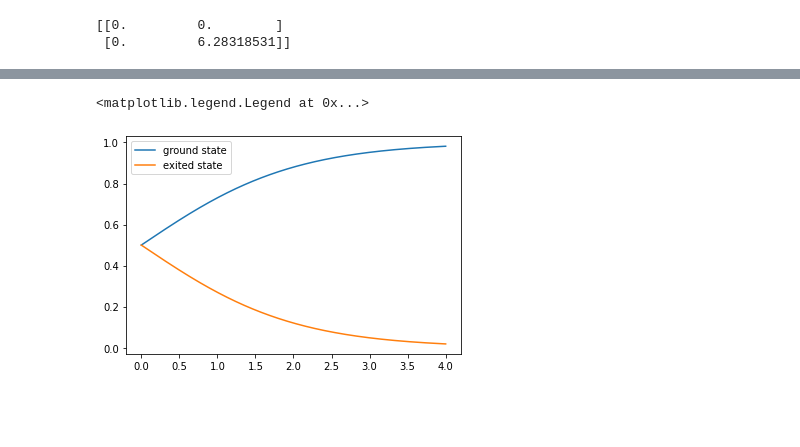
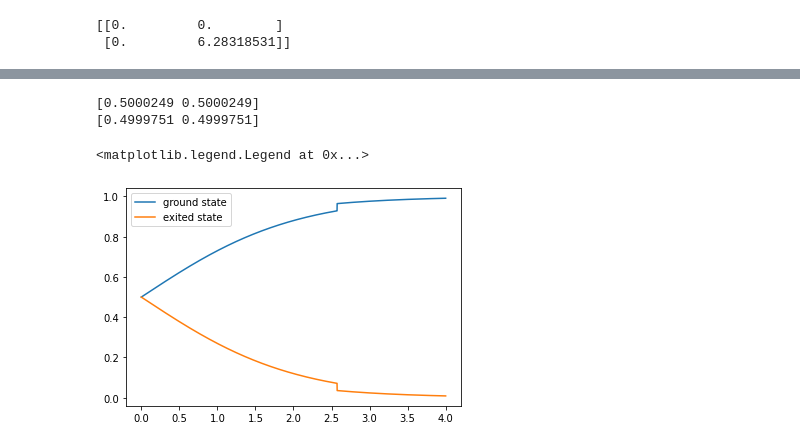
Before and after one commit to ubsuny/superconducting-qubit-raspi2, a Jupyter notebook: quantum_Monte_carlo_wavefunction.ipynb, the cells around one changed output, grey strips where cells are left out. Saved outputs shown, nothing was run; the diff lists cells and outputs as text; code cells hidden in the pictures; blank space fills up the shorter version.

```diff
--- a/quantum_Monte_carlo_wavefunction.ipynb
+++ b/quantum_Monte_carlo_wavefunction.ipynb
@@ -142,19 +145,34 @@ print(np.zeros((200,step+1)).shape)
 # %%
-for i in range(50):
-    ground_prob = np.zeros((50,step+1))
-    exited_prob = np.zeros((50,step+1))
-
+ground_prob = np.zeros((2,step+1))
+exited_prob = np.zeros((2,step+1))
+for i in range(2):
     ground_prob[i,:],exited_prob[i,:] = QMCWF2(U,L,psi_0,step)
 
 ground_avg = np.zeros(step+1)
 exited_avg = np.zeros(step+1)
+
+print( ground_prob[:,1])
+print(exited_prob[:,1])
 for i in range(step+1):
-    ground_avg[i] = np.sum(ground_prob[:,i])
-    exited_avg[i] = np.sum(exited_prob[:,i])
+    ground_avg[i] = np.sum(ground_prob[:,i])/5
+    exited_avg[i] = np.sum(exited_prob[:,i])/5
+
 
 plt.plot(tlist,ground_avg,label = "ground state")
 plt.plot(tlist,exited_avg, label = "exited state")
 plt.legend()
 # %% [output]
-<matplotlib.legend.Legend at 0x...>
+[0.5000249 0.5000249]
+[0.4999751 0.4999751]
-[figure, removed]
+# %%
+ground_avg = np.zeros(step+1)
+exited_avg = np.zeros(step+1)
+for i in range(step+1):
+    ground_avg[i] = np.sum(ground_prob[:,i])/2
+    exited_avg[i] = np.sum(exited_prob[:,i])/2
+plt.plot(tlist,ground_avg,label = "ground state")
+plt.plot(tlist,exited_avg, label = "exited state")
+plt.legend()
+# %% [output]
+<matplotlib.legend.Legend at 0x...>
+[figure, added]
```
Also changed, not shown: parts of 2 cells of this notebook.
